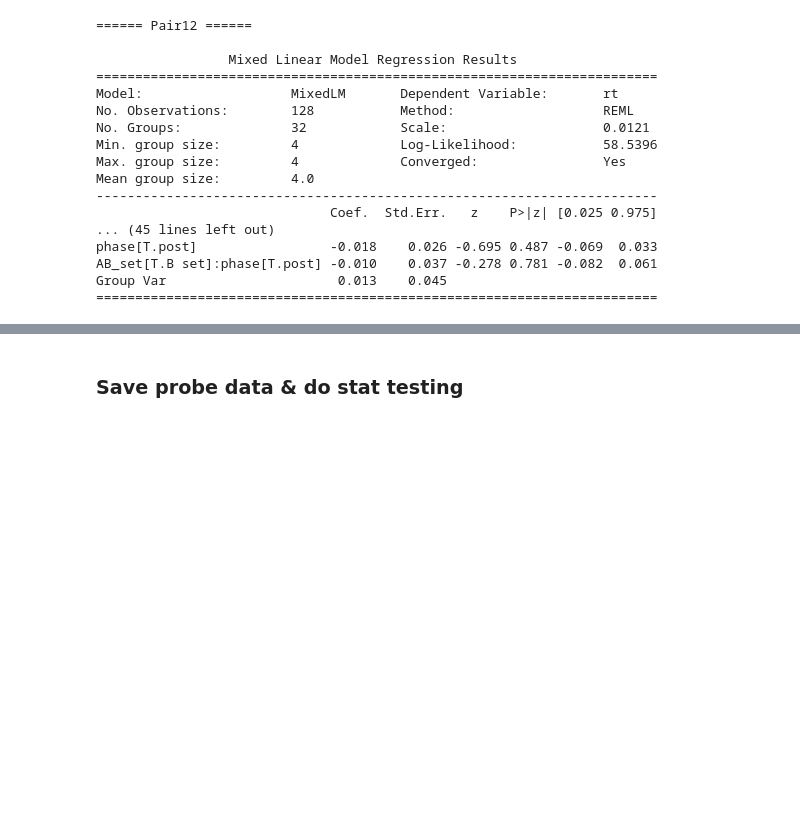
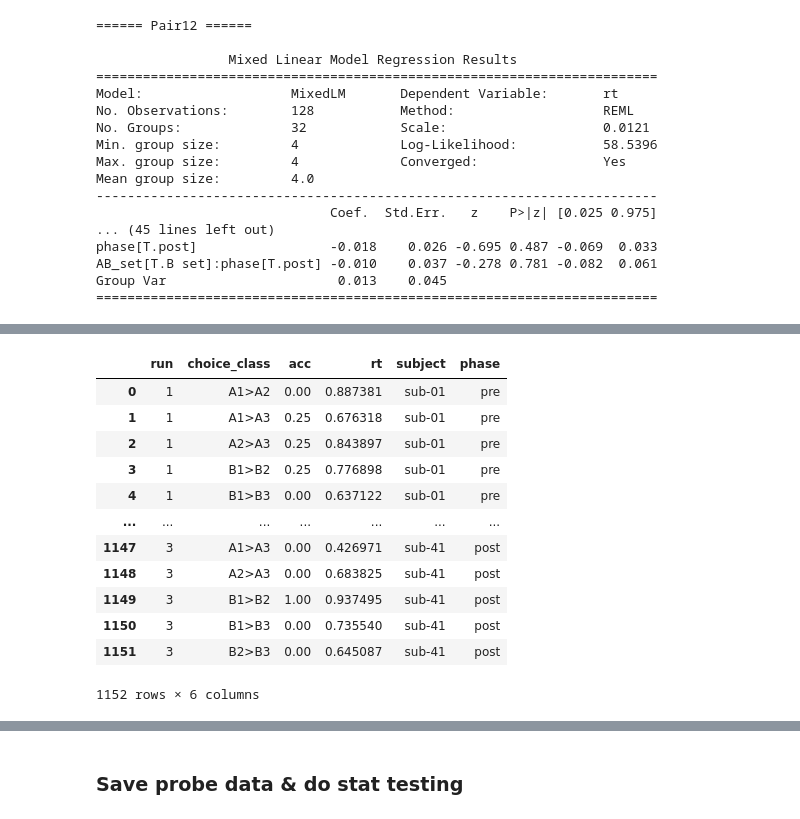
Before and after one commit to QingfangLiu/project-spcd, a Jupyter notebook: scripts_behavior/analyze_behaviors.ipynb, the cells around one changed output, grey strips where cells are left out. Saved outputs shown, nothing was run; the diff lists cells and outputs as text; code cells hidden in the pictures; blank space fills up the shorter version.

```diff
--- a/scripts_behavior/analyze_behaviors.ipynb
+++ b/scripts_behavior/analyze_behaviors.ipynb
@@ -629,0 +632,80 @@ Group Var                      0.013    0.045
+# %%
+# Collect pre/post data
+pre_records = []
+post_records = []
+
+# Loop through subjects
+for subj_folder in sorted(base_path.glob('sub-*')):
+    subj = subj_folder.name
+
+    if subj in chance_subjects:
+        continue  # skip subjects performing at chance level
+
+    # ---------- Pre-meal ----------
+    pre_path = subj_folder / 'pre_meal_dat.csv'
+    if pre_path.exists():
+        df_pre = pd.read_csv(pre_path)
+
+        # drop rows missing key fields
+        df_pre = df_pre.dropna(subset=['choice_class', 'acc', 'rt', 'Run'])
+
+        # aggregate accuracy & RT by run and choice_class
+        pre = (
+            df_pre
+            .groupby(['Run', 'choice_class'])
+            .agg(
+                acc=('acc', 'mean'),
+                rt=('rt', 'mean')
+            )
+            .reset_index()
+        )
+
+        pre['subject'] = subj
+        pre['phase'] = 'pre'
+        pre_records.append(pre)
+
+    # ---------- Post-meal ----------
+    post_path = subj_folder / 'post_meal_dat.csv'
+    if post_path.exists():
+        df_post = pd.read_csv(post_path)
+
+        # drop rows missing key fields
+        df_post = df_post.dropna(subset=['choice_class', 'acc', 'rt', 'Run'])
+
+        # aggregate accuracy & RT by run and choice_class
+        post = (
+            df_post
+            .groupby(['Run', 'choice_class'])
+            .agg(
+                acc=('acc', 'mean'),
+                rt=('rt', 'mean')
+            )
+            .reset_index()
+        )
+
+        post['subject'] = subj
+        post['phase'] = 'post'
+        post_records.append(post)
+
+# Combine all
+df_all = pd.concat(pre_records + post_records, ignore_index=True)
+
+# (optional) make Run a cleaner integer and/or rename
+df_all['Run'] = df_all['Run'].astype(int)
+df_all = df_all.rename(columns={'Run': 'run'})
+
+df_all
+# %% [output]
+|  | run | choice_class | acc | rt | subject | phase |
+| 0 | 1 | A1>A2 | 0.00 | 0.887381 | sub-01 | pre |
+| 1 | 1 | A1>A3 | 0.25 | 0.676318 | sub-01 | pre |
+| 2 | 1 | A2>A3 | 0.25 | 0.843897 | sub-01 | pre |
+| 3 | 1 | B1>B2 | 0.25 | 0.776898 | sub-01 | pre |
+| 4 | 1 | B1>B3 | 0.00 | 0.637122 | sub-01 | pre |
+| ... | ... | ... | ... | ... | ... | ... |
+| 1147 | 3 | A1>A3 | 0.00 | 0.426971 | sub-41 | post |
+| 1148 | 3 | A2>A3 | 0.00 | 0.683825 | sub-41 | post |
+| 1149 | 3 | B1>B2 | 1.00 | 0.937495 | sub-41 | post |
+| 1150 | 3 | B1>B3 | 0.00 | 0.735540 | sub-41 | post |
+| 1151 | 3 | B2>B3 | 0.00 | 0.645087 | sub-41 | post |
+1152 rows × 6 columns
```
Also changed, not shown: parts of 11 cells of this notebook, 5 other files.
